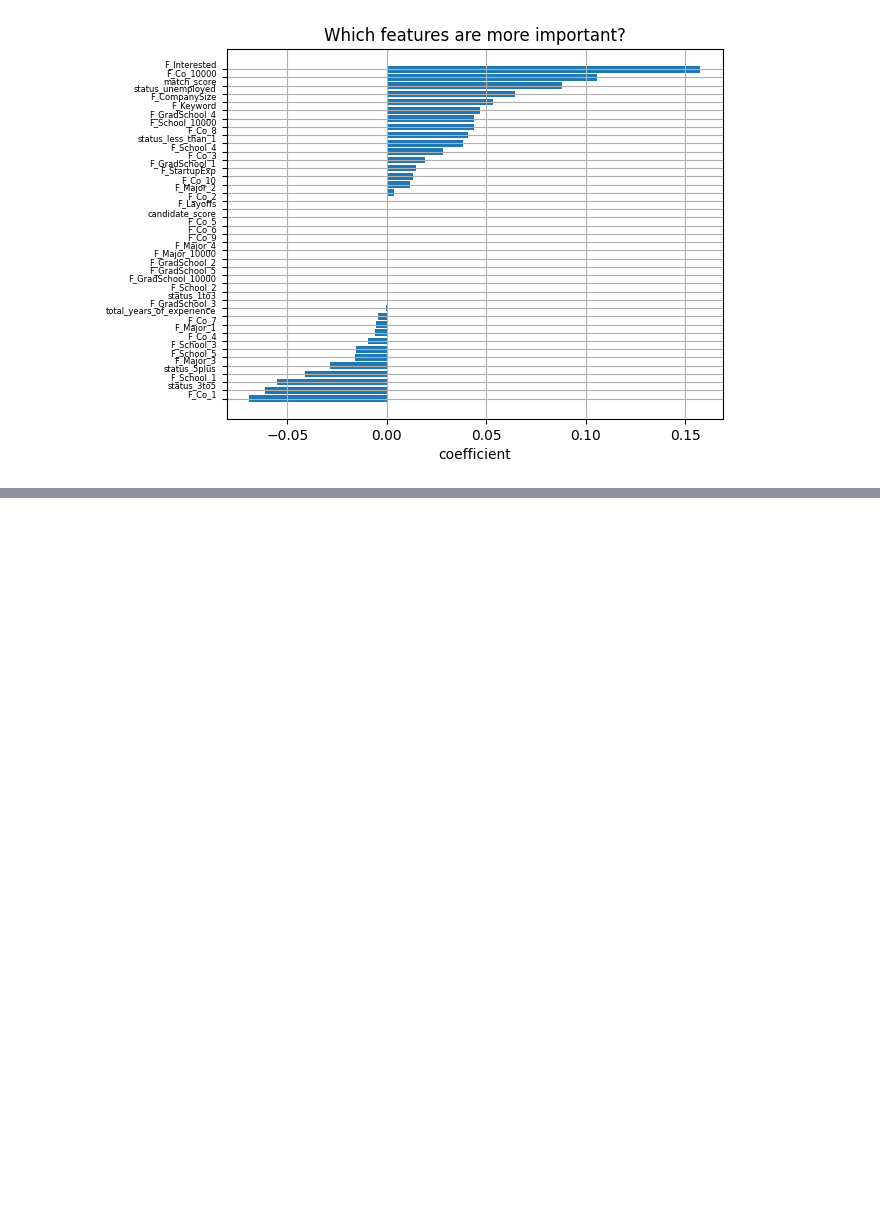
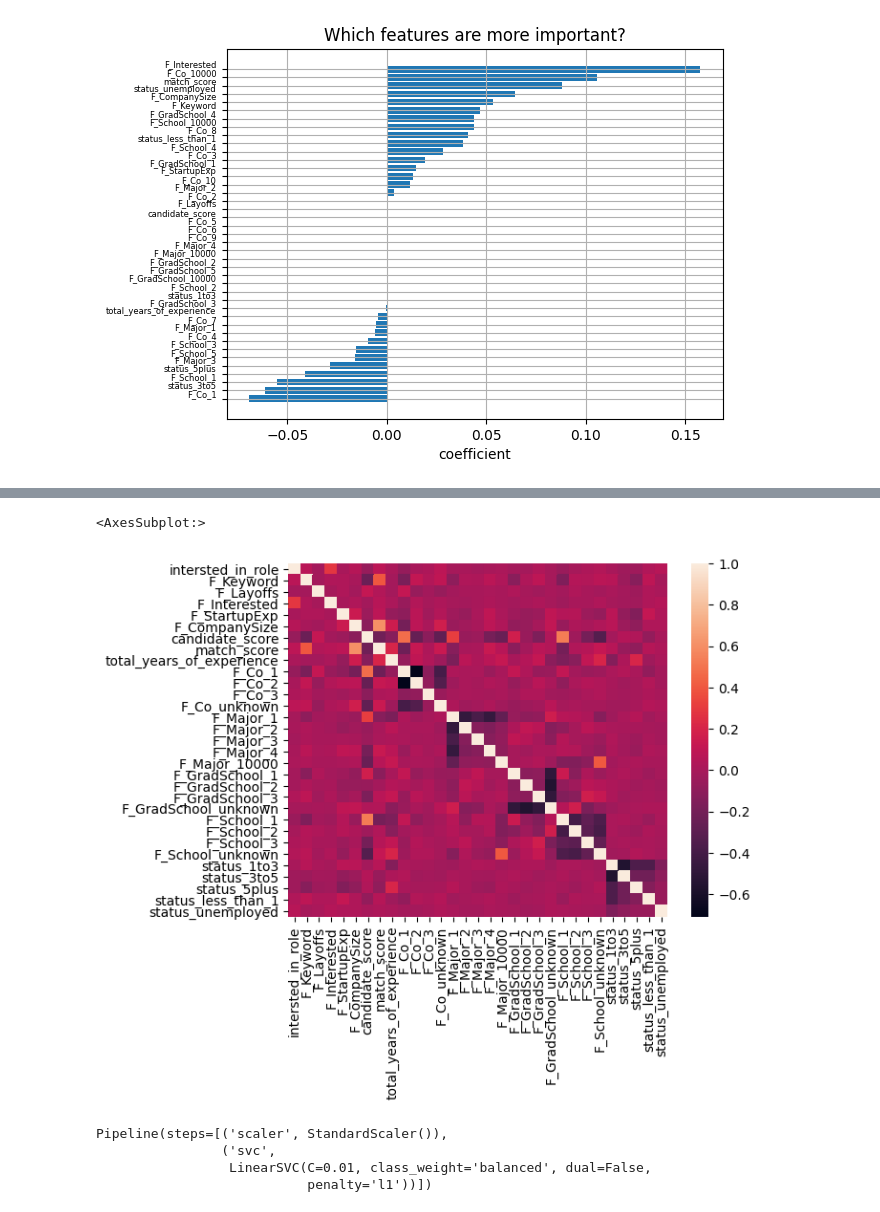
Before and after one commit to shengshuyang/vault, a Jupyter notebook: dover/dover.ipynb, the cells around one changed output, grey strips where cells are left out. Cells and saved outputs as stored; diff of their text form; code cells hidden in the pictures; blank space fills up the shorter version.

```diff
--- a/dover/dover.ipynb
+++ b/dover/dover.ipynb
@@ -178,0 +349,6 @@ plt.show()
+# %%
+X = pd.DataFrame(data)
+X["intersted_in_role"] = X["intersted_in_role"].fillna(False).astype(int)
+X["F_CompanySize"] = X["F_CompanySize"].fillna(0.5).astype(float)
+
+X.dtypes
@@ -178,0 +371,13 @@ plt.show()
+# %%
+categorical_features = ['F_Co', 'F_Major', 'F_GradSchool', 'F_School', 'status']
+for col in categorical_features:
+    encoded_features = pd.get_dummies(X[col], prefix=col)
+    X = pd.concat([X, encoded_features], axis=1)
+    del X[col]
+# %%
+import seaborn as sns
+corr = X.corr()
+sns.heatmap(corr, xticklabels=True, yticklabels=True)
+# %% [output]
+<AxesSubplot:>
+[figure, added]
@@ -178,0 +396,15 @@ plt.show()
+# %%
+from sklearn.svm import LinearSVC
+from sklearn.preprocessing import StandardScaler
+from sklearn.pipeline import Pipeline
+pipe = Pipeline([
+    ('scaler', StandardScaler()),
+    ('svc', LinearSVC(C=1.0e-2, penalty='l1', dual=False, loss='squared_hinge', class_weight='balanced'))
+])
+
+pipe.fit(X_train, y_train)
+# %% [output]
+Pipeline(steps=[('scaler', StandardScaler()),
+                ('svc',
+                 LinearSVC(C=0.01, class_weight='balanced', dual=False,
+                           penalty='l1'))])
```
Also changed, not shown: parts of 24 cells of this notebook, 1 other file.
